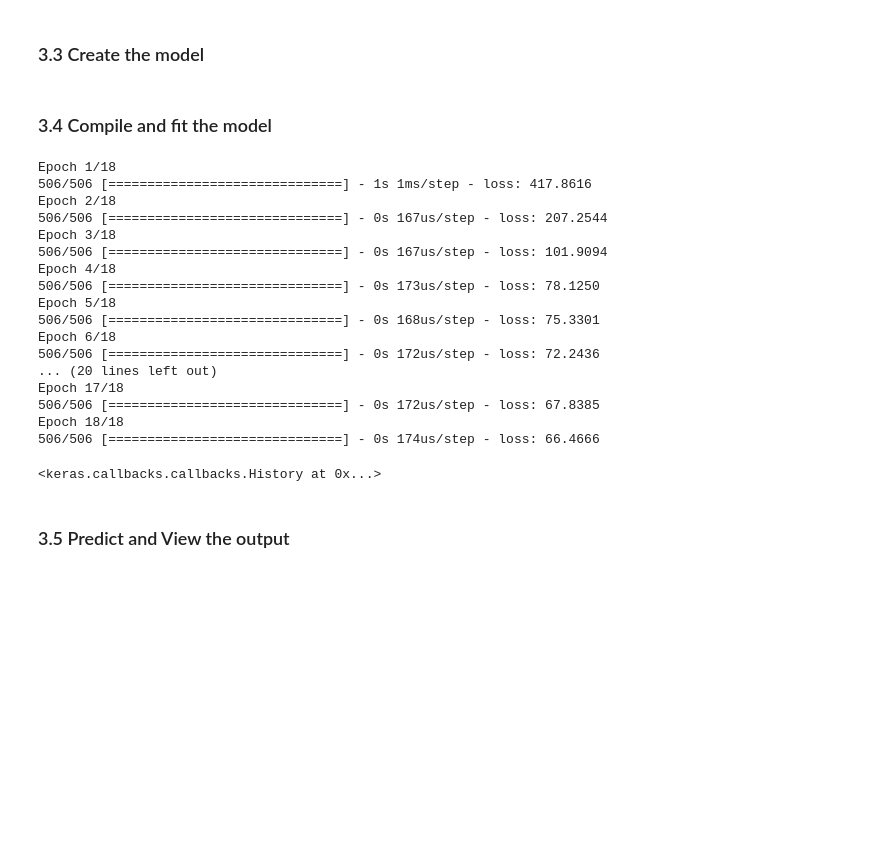
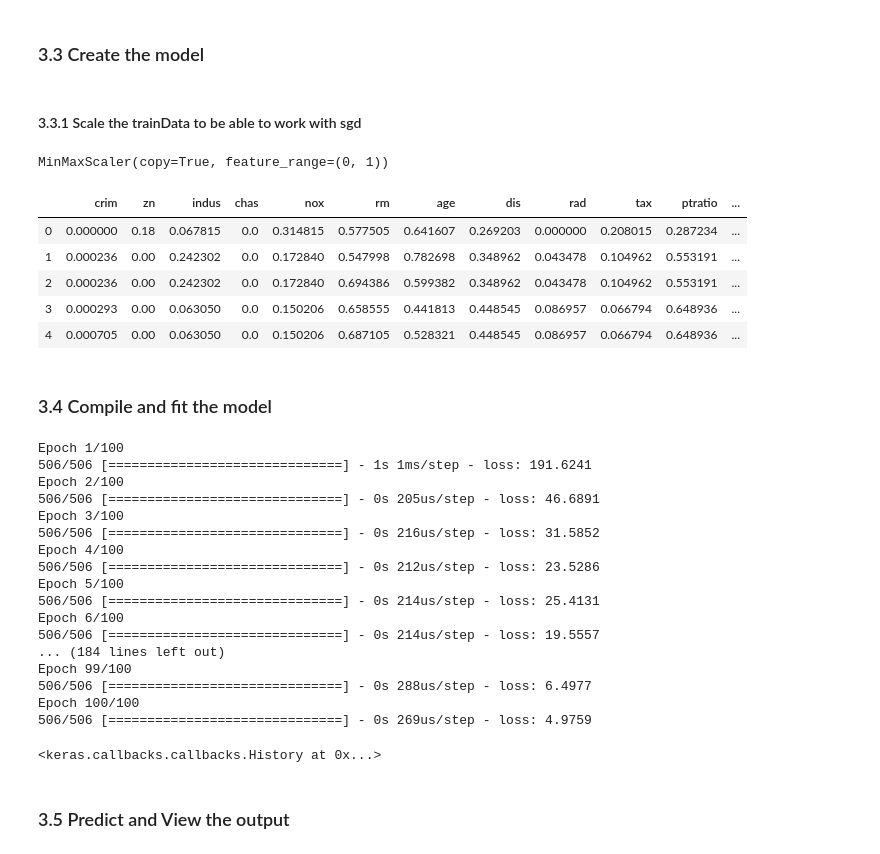
Before and after one commit to dewaledr/MLearning-Projects, a Jupyter notebook: Project_BostonHousePrices.ipynb, the cells around one changed output. Saved outputs shown, nothing was run; the diff lists cells and outputs as text; code cells hidden in the pictures; blank space fills up the shorter version.

```diff
--- a/Project_BostonHousePrices.ipynb
+++ b/Project_BostonHousePrices.ipynb
@@ -708,6 +709,7 @@ dfp.head()
 | 3 | 0.03237 | 0.0 | 2.18 | 0 | 0.458 | 6.998 | 45.8 | 6.0622 | 3 | 222 | 18.7 | ... |
 | 4 | 0.06905 | 0.0 | 2.18 | 0 | 0.458 | 7.147 | 54.2 | 6.0622 | 3 | 222 | 18.7 | ... |
 # %%
-inputs = dfp[['crim', 'zn', 'indus','chas','nox','rm','age','dis','rad','tax','ptratio','black','lstat']]
-# inputs.head()
+inputData = dfp[['crim', 'zn', 'indus','chas','nox','rm','age','dis','rad','tax','ptratio','black','lstat']]
+#inputData.head()
+#inputData.count()
 # %%
@@ -737,6 +740,29 @@ Total size of dataset is:        506
 =====================================
 # %% [markdown]
 ### 3.3 Create the model
+# %% [markdown]
+#### 3.3.1 Scale the trainData to be able to work with sgd
+# %%
+scaler = MinMaxScaler()
+print(scaler.fit(inputData))
+MinMaxScaler(copy=False, feature_range=(0, 1)) ## Already a dataframe
+#print(scaler.data_max_)
+#print(scaler.data_min_)
+scaledData = scaler.transform(inputData)
+#print(scaledData)
+# Need to convert this to pandas dataframe since output from Scaler is numpy Array
+#scaledTrain_df = pd.DataFrame(scaledData)
+scaledTrain_df = pd.DataFrame(scaledData, columns=inputData.columns.values)
+scaledTrain_df.head()
+#print(scaledTrain_df)
+# %% [output]
+MinMaxScaler(copy=True, feature_range=(0, 1))
+|  | crim | zn | indus | chas | nox | rm | age | dis | rad | tax | ptratio | ... |
+| 0 | 0.000000 | 0.18 | 0.067815 | 0.0 | 0.314815 | 0.577505 | 0.641607 | 0.269203 | 0.000000 | 0.208015 | 0.287234 | ... |
+| 1 | 0.000236 | 0.00 | 0.242302 | 0.0 | 0.172840 | 0.547998 | 0.782698 | 0.348962 | 0.043478 | 0.104962 | 0.553191 | ... |
+| 2 | 0.000236 | 0.00 | 0.242302 | 0.0 | 0.172840 | 0.694386 | 0.599382 | 0.348962 | 0.043478 | 0.104962 | 0.553191 | ... |
+| 3 | 0.000293 | 0.00 | 0.063050 | 0.0 | 0.150206 | 0.658555 | 0.441813 | 0.448545 | 0.086957 | 0.066794 | 0.648936 | ... |
+| 4 | 0.000705 | 0.00 | 0.063050 | 0.0 | 0.150206 | 0.687105 | 0.528321 | 0.448545 | 0.086957 | 0.066794 | 0.648936 | ... |
 # %%
 m =kr.models.Sequential()
 
@@ -752,25 +778,26 @@ m.add(kr.layers.Dense(1,activation="linear"))
 # %%
 m.compile(loss="mean_squared_error", optimizer="adam")
 
-m.fit(inputs, output, epochs=18, batch_size=10)
+m.fit(scaledTrain_df, outputData, epochs=100, batch_size=10)
+#m.fit(inputData, outputData, epochs=50, batch_size=10)
 # %% [output]
-Epoch 1/18
-506/506 [==============================] - 1s 1ms/step - loss: 417.8616
-Epoch 2/18
-506/506 [==============================] - 0s 167us/step - loss: 207.2544
-Epoch 3/18
-506/506 [==============================] - 0s 167us/step - loss: 101.9094
-Epoch 4/18
-506/506 [==============================] - 0s 173us/step - loss: 78.1250
-Epoch 5/18
-506/506 [==============================] - 0s 168us/step - loss: 75.3301
-Epoch 6/18
-506/506 [==============================] - 0s 172us/step - loss: 72.2436
-... (20 lines left out)
-Epoch 17/18
-506/506 [==============================] - 0s 172us/step - loss: 67.8385
-Epoch 18/18
-506/506 [==============================] - 0s 174us/step - loss: 66.4666
+Epoch 1/100
+506/506 [==============================] - 1s 1ms/step - loss: 191.6241
+Epoch 2/100
+506/506 [==============================] - 0s 205us/step - loss: 46.6891
+Epoch 3/100
+506/506 [==============================] - 0s 216us/step - loss: 31.5852
+Epoch 4/100
+506/506 [==============================] - 0s 212us/step - loss: 23.5286
+Epoch 5/100
+506/506 [==============================] - 0s 214us/step - loss: 25.4131
+Epoch 6/100
+506/506 [==============================] - 0s 214us/step - loss: 19.5557
+... (184 lines left out)
+Epoch 99/100
+506/506 [==============================] - 0s 288us/step - loss: 6.4977
+Epoch 100/100
+506/506 [==============================] - 0s 269us/step - loss: 4.9759
 <keras.callbacks.callbacks.History at 0x...>
 # %% [markdown]
 ### 3.5 Predict and View the output
```
Also changed, not shown: parts of 19 cells of this notebook, 1 other file.
